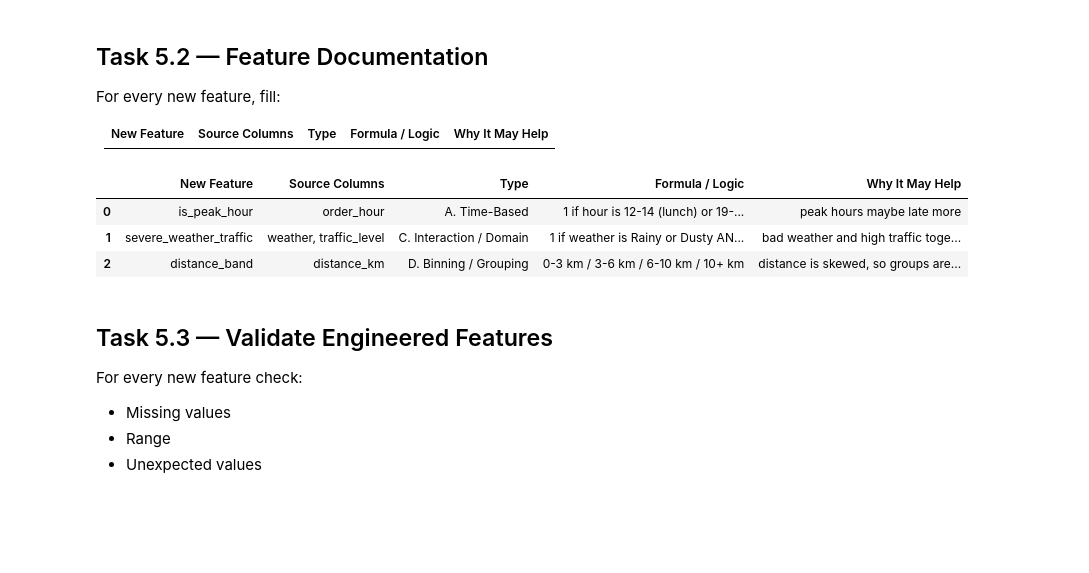
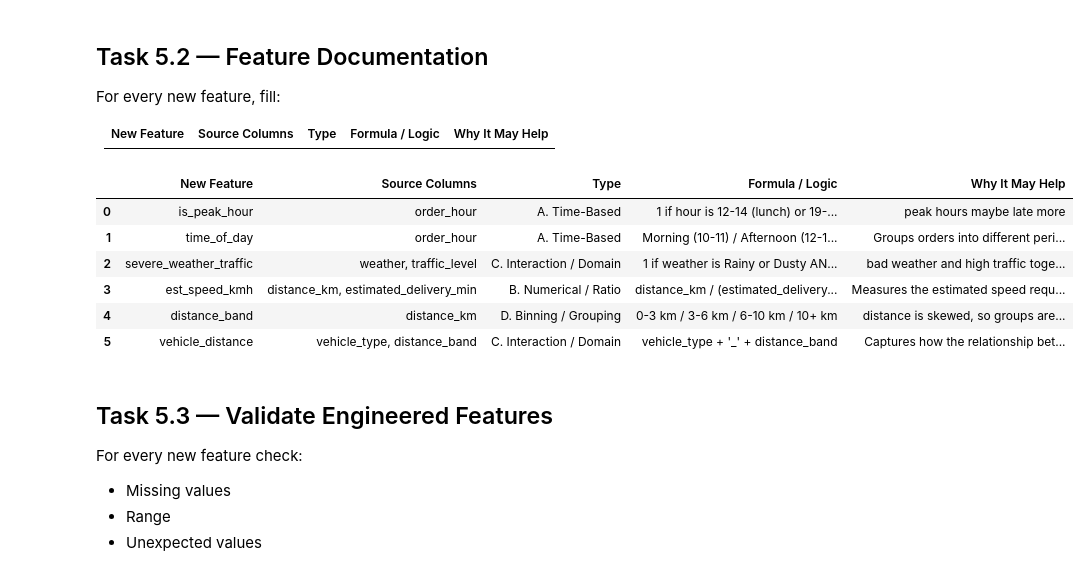
Before and after one commit to Reemahru/FoodDeliveryOperations, a Jupyter notebook: Food_Delivery_Data_Challenge_Student_ADVANCED_(1).ipynb, the cells around one changed output. Saved outputs shown, nothing was run; the diff lists cells and outputs as text; code cells hidden in the pictures; blank space fills up the shorter version.

```diff
--- a/Food_Delivery_Data_Challenge_Student_ADVANCED_(1).ipynb
+++ b/Food_Delivery_Data_Challenge_Student_ADVANCED_(1).ipynb
@@ -1212,32 +1219,54 @@ For every new feature, fill:
 # %%
 # TODO 5.2
 
 feature_log = []
 feature_log = [
-{"New Feature": "is_peak_hour",
+    {"New Feature": "is_peak_hour",
  "Source Columns": "order_hour",
  "Type": "A. Time-Based",
  "Formula / Logic": "1 if hour is 12-14 (lunch) or 19-21 (dinner), else 0",
  "Why It May Help": "peak hours maybe late more "},
+
+    {"New Feature": "time_of_day",
+     "Source Columns": "order_hour",
+     "Type": "A. Time-Based",
+     "Formula / Logic": "Morning (10-11) / Afternoon (12-16) / Evening (17-20) / Night (21-23)",
+     "Why It May Help": "Groups orders into different periods of the day to identify when late deliveries are more common."},
 
     {"New Feature": "severe_weather_traffic",
      "Source Columns": "weather, traffic_level",
      "Type": "C. Interaction / Domain",
      "Formula / Logic": "1 if weather is Rainy or Dusty AND traffic is High, else 0",
      "Why It May Help": "bad weather and high traffic together make orders very likely to be late"},
 
+    {"New Feature": "est_speed_kmh",
+     "Source Columns": "distance_km, estimated_delivery_min",
+     "Type": "B. Numerical / Ratio",
+     "Formula / Logic": "distance_km / (estimated_delivery_min / 60)",
+     "Why It May Help": "Measures the estimated speed required to cover the delivery distance, helping identify orders with tighter delivery estimates."},
+
     {"New Feature": "distance_band",
      "Source Columns": "distance_km",
      "Type": "D. Binning / Grouping",
      "Formula / Logic": "0-3 km / 3-6 km / 6-10 km / 10+ km",
      "Why It May Help": "distance is skewed, so groups are easier to compare than raw km; long orders were late a bit more"},
+
+    {"New Feature": "vehicle_distance",
+     "Source Columns": "vehicle_type, distance_band",
+     "Type": "C. Interaction / Domain",
+     "Formula / Logic": "vehicle_type + '_' + distance_band",
+     "Why It May Help": "Captures how the relationship between delivery distance and late deliveries may differ across vehicle types."},
+
 ]
 pd.DataFrame(feature_log)
 # %% [output]
 |  | New Feature | Source Columns | Type | Formula / Logic | Why It May Help |
 | 0 | is_peak_hour | order_hour | A. Time-Based | 1 if hour is 12-14 (lunch) or 19-... | peak hours maybe late more |
-| 1 | severe_weather_traffic | weather, traffic_level | C. Interaction / Domain | 1 if weather is Rainy or Dusty AN... | bad weather and high traffic toge... |
-| 2 | distance_band | distance_km | D. Binning / Grouping | 0-3 km / 3-6 km / 6-10 km / 10+ km | distance is skewed, so groups are... |
+| 1 | time_of_day | order_hour | A. Time-Based | Morning (10-11) / Afternoon (12-1... | Groups orders into different peri... |
+| 2 | severe_weather_traffic | weather, traffic_level | C. Interaction / Domain | 1 if weather is Rainy or Dusty AN... | bad weather and high traffic toge... |
+| 3 | est_speed_kmh | distance_km, estimated_delivery_min | B. Numerical / Ratio | distance_km / (estimated_delivery... | Measures the estimated speed requ... |
+| 4 | distance_band | distance_km | D. Binning / Grouping | 0-3 km / 3-6 km / 6-10 km / 10+ km | distance is skewed, so groups are... |
+| 5 | vehicle_distance | vehicle_type, distance_band | C. Interaction / Domain | vehicle_type + '_' + distance_band | Captures how the relationship bet... |
 # %% [markdown]
 ## Task 5.3 — Validate Engineered Features
 
```
Also changed, not shown: parts of 7 cells of this notebook.
